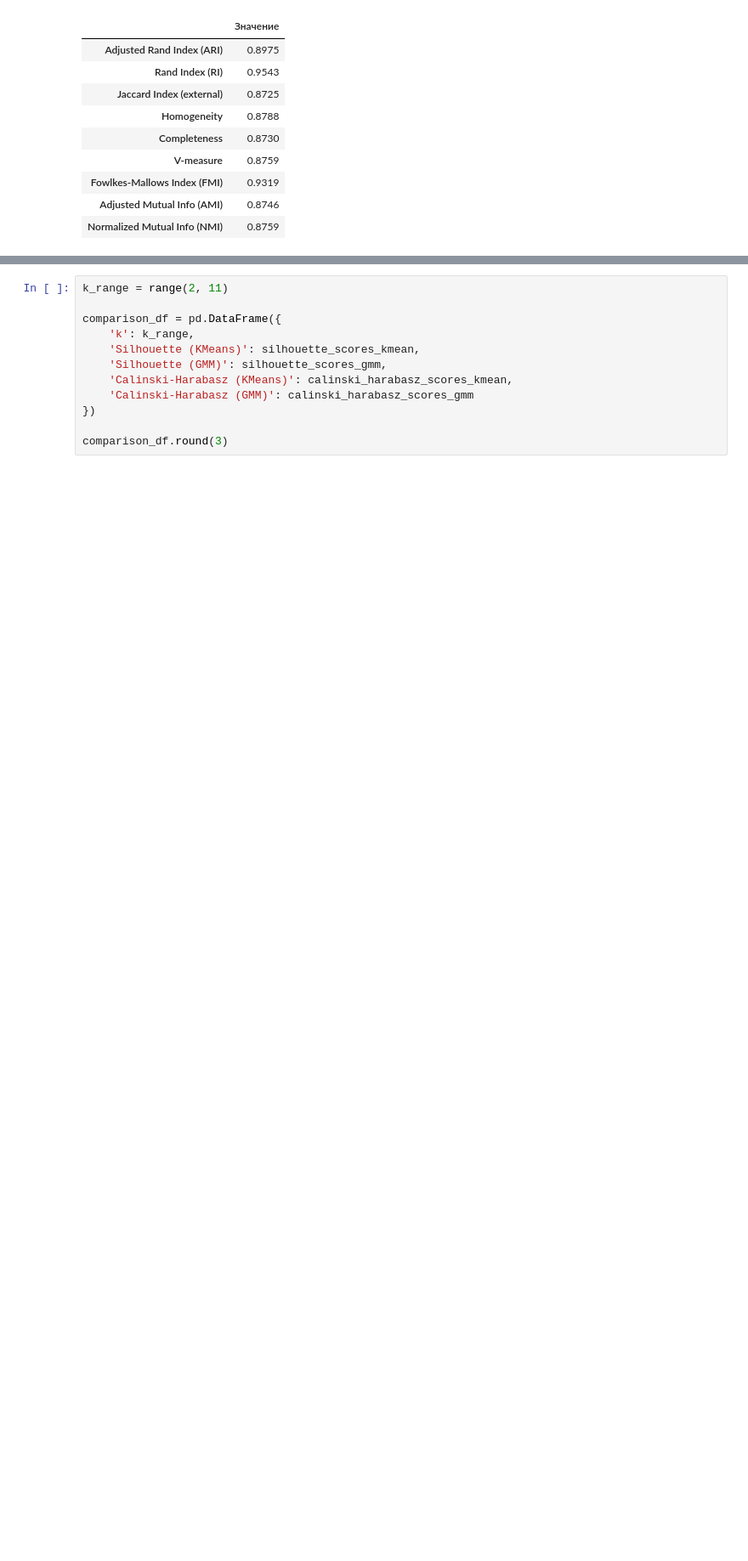
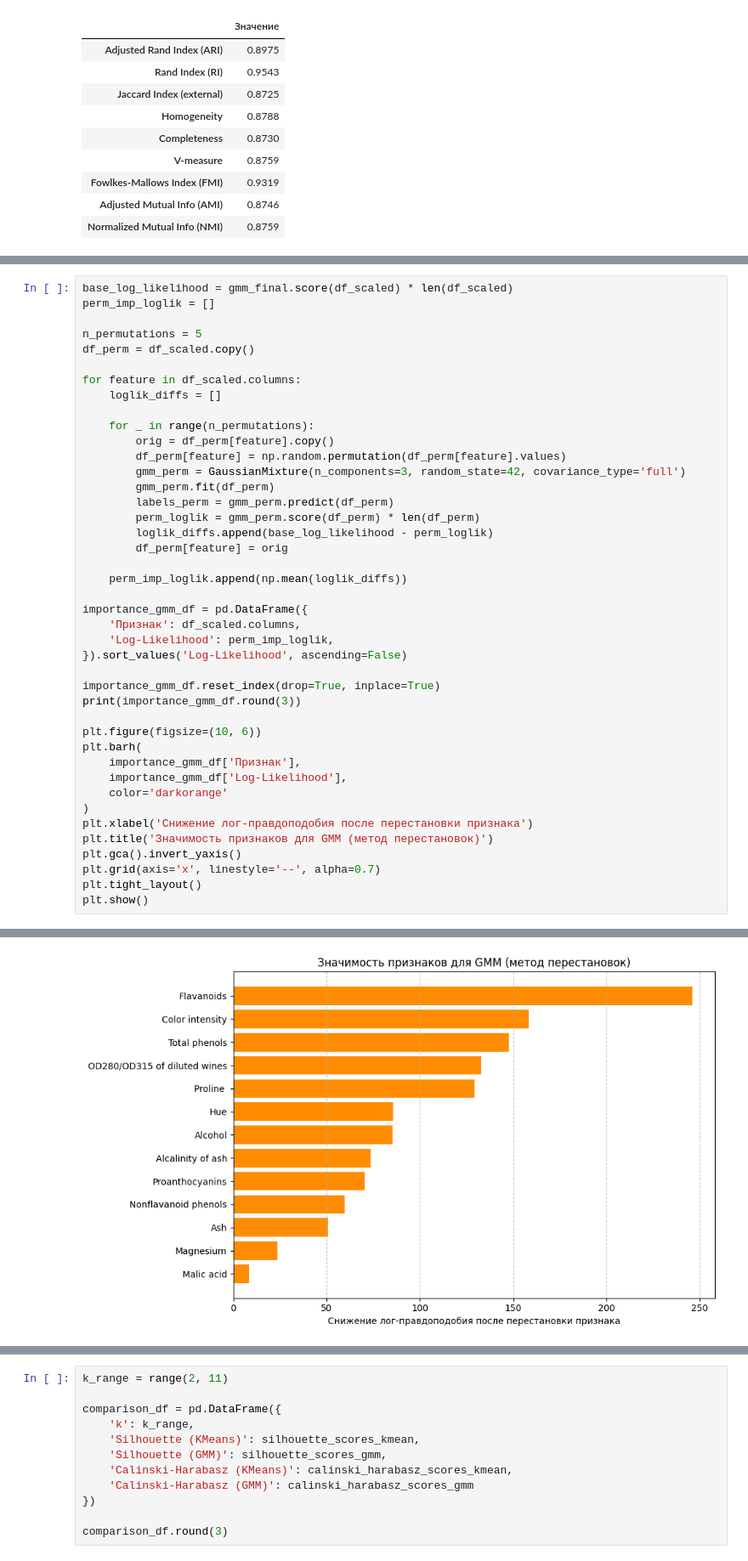
Before and after one commit to lilo5425/Machine_learning, a Jupyter notebook: LAB4/LAB4.ipynb, the cells around one changed output, grey strips where cells are left out. Shown at 85% size. Saved outputs shown, nothing was run; the diff lists cells and outputs as text; blank space fills up the shorter version.

```diff
--- a/LAB4/LAB4.ipynb
+++ b/LAB4/LAB4.ipynb
@@ -649,0 +648,43 @@ external_metrics_df.round(4)
+# %%
+base_log_likelihood = gmm_final.score(df_scaled) * len(df_scaled)
+perm_imp_loglik = []
+
+n_permutations = 5
+df_perm = df_scaled.copy()
+
+for feature in df_scaled.columns:
+    loglik_diffs = []
+
+    for _ in range(n_permutations):
+        orig = df_perm[feature].copy()
+        df_perm[feature] = np.random.permutation(df_perm[feature].values)
+        gmm_perm = GaussianMixture(n_components=3, random_state=42, covariance_type='full')
+        gmm_perm.fit(df_perm)
+        labels_perm = gmm_perm.predict(df_perm)
+        perm_loglik = gmm_perm.score(df_perm) * len(df_perm)
+        loglik_diffs.append(base_log_likelihood - perm_loglik)
+        df_perm[feature] = orig
+
+    perm_imp_loglik.append(np.mean(loglik_diffs))
+
+importance_gmm_df = pd.DataFrame({
+    'Признак': df_scaled.columns,
+    'Log-Likelihood': perm_imp_loglik,
+}).sort_values('Log-Likelihood', ascending=False)
+
+importance_gmm_df.reset_index(drop=True, inplace=True)
+print(importance_gmm_df.round(3))
+
+plt.figure(figsize=(10, 6))
+plt.barh(
+    importance_gmm_df['Признак'],
+    importance_gmm_df['Log-Likelihood'],
+    color='darkorange'
+)
+plt.xlabel('Снижение лог-правдоподобия после перестановки признака')
+plt.title('Значимость признаков для GMM (метод перестановок)')
+plt.gca().invert_yaxis()
+plt.grid(axis='x', linestyle='--', alpha=0.7)
+plt.tight_layout()
+plt.show()
+# %% [output]
@@ -649,0 +705 @@ external_metrics_df.round(4)
+[figure, added]
```
Also changed, not shown: parts of 4 cells of this notebook.
